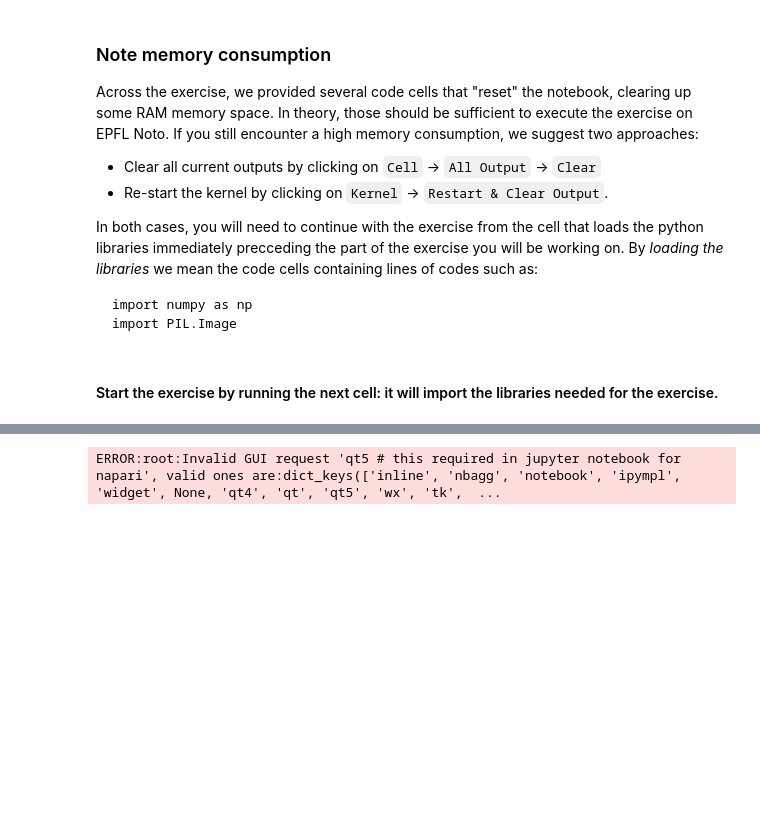
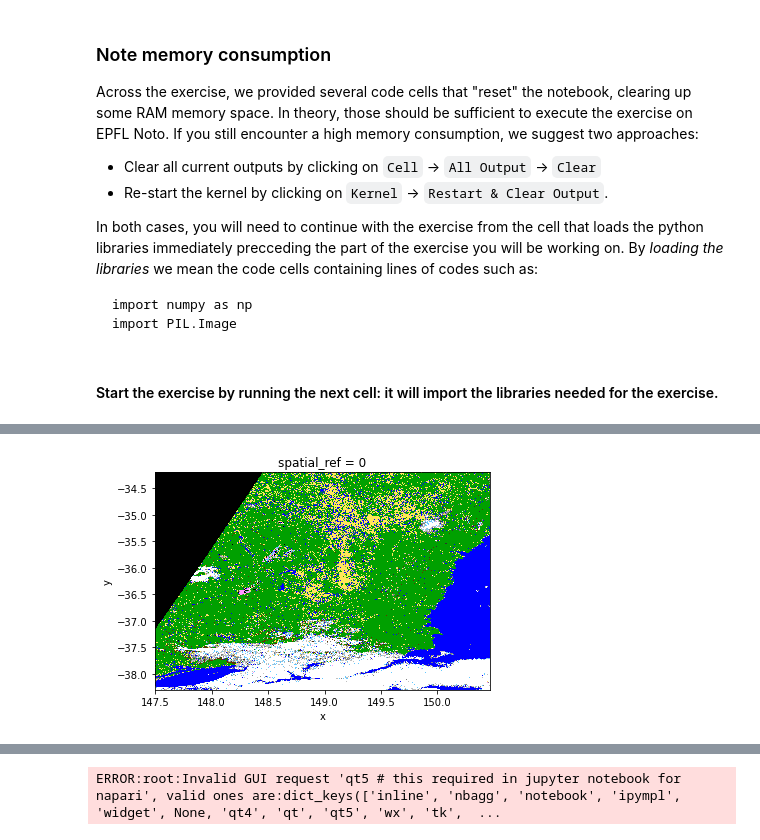
Before and after one commit to ltelab/RS2022, a Jupyter notebook: exercise_6/Exercise_6.ipynb, the cells around one changed output, grey strips where cells are left out. Cells and saved outputs as stored; diff of their text form; code cells hidden in the pictures; blank space fills up the shorter version.

```diff
--- a/exercise_6/Exercise_6.ipynb
+++ b/exercise_6/Exercise_6.ipynb
@@ -68,0 +104,7 @@ import napari
+# %%
+# Load labels RGB
+da_labels_RGB = xr.open_dataset(labels_fpath, engine="rasterio", default_name="labels")['labels']
+da_labels_RGB.plot.imshow()
+plt.show()
+# %% [output]
+[figure, added]
```
Also changed, not shown: parts of 10 cells of this notebook.
